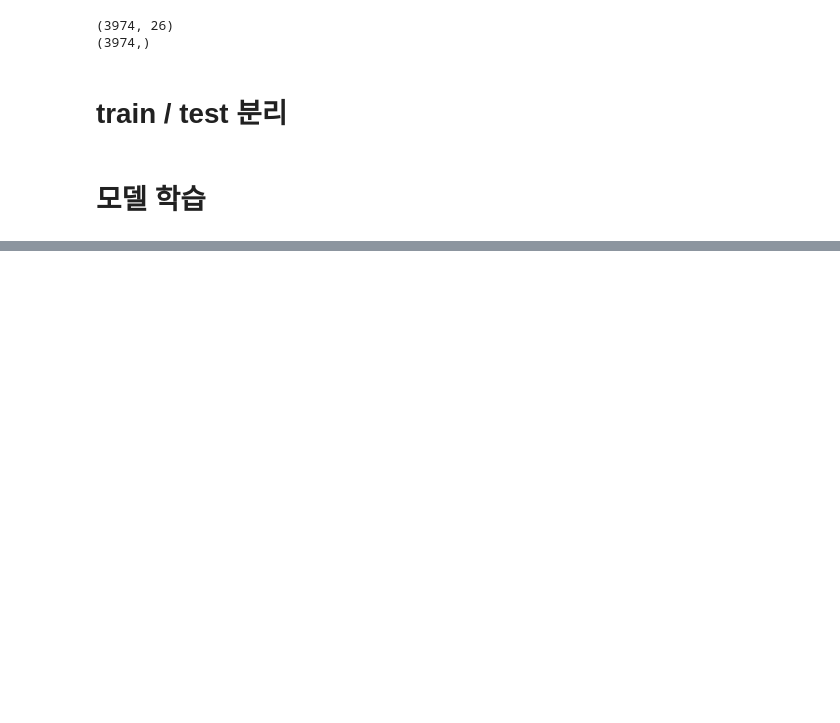
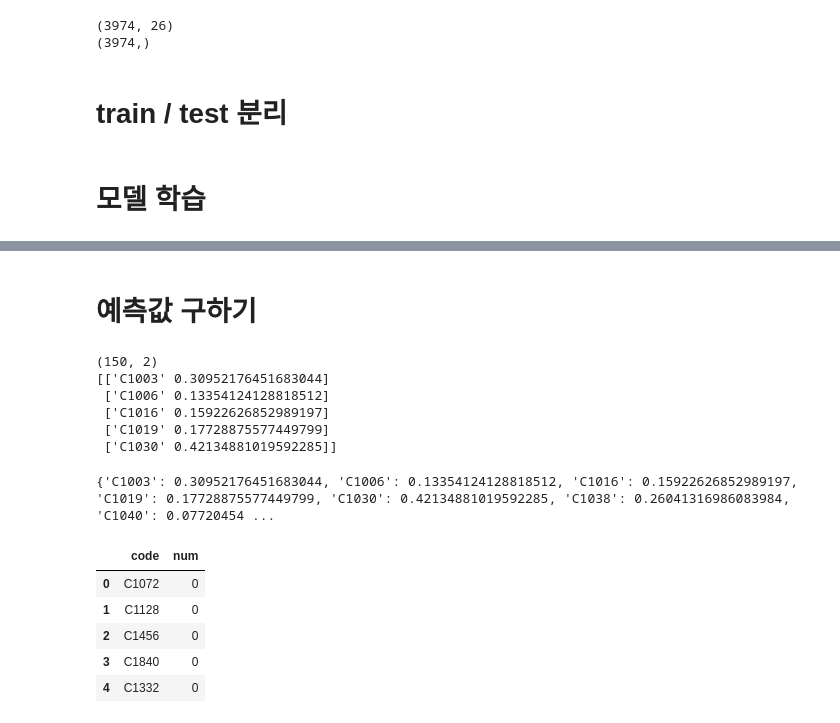
Before and after one commit to bbang-bbang/Deep_Learning, a Jupyter notebook: Dacon_주차_수요_예측(2022_01_12).ipynb, the cells around one changed output, grey strips where cells are left out. Drawn from its saved outputs; the diff is of its cells as text; code cells hidden in the pictures; blank space fills up the shorter version.

```diff
--- a/Dacon_주차_수요_예측(2022_01_11).ipynb
+++ b/Dacon_주차_수요_예측(2022_01_12).ipynb
@@ -422,0 +455,2 @@ mape= 64.60513305664062
+# %% [markdown]
+# 예측값 구하기
@@ -422,0 +470,28 @@ mape= 64.60513305664062
+# %%
+result = result_df.to_numpy()
+print(result.shape)
+print(result[:5])
+# %% [output]
+(150, 2)
+[['C1003' 0.30952176451683044]
+ ['C1006' 0.13354124128818512]
+ ['C1016' 0.15922626852989197]
+ ['C1019' 0.17728875577449799]
+ ['C1030' 0.42134881019592285]]
+# %%
+result_map = {}
+for code, value in result:
+    result_map[code] = value
+
+print(result_map)
+# %% [output]
+{'C1003': 0.30952176451683044, 'C1006': 0.13354124128818512, 'C1016': 0.15922626852989197, 'C1019': 0.17728875577449799, 'C1030': 0.42134881019592285, 'C1038': 0.26041316986083984, 'C1040': 0.07720454 ...
+# %%
+sample.head()
+# %% [output]
+|  | code | num |
+| 0 | C1072 | 0 |
+| 1 | C1128 | 0 |
+| 2 | C1456 | 0 |
+| 3 | C1840 | 0 |
+| 4 | C1332 | 0 |
```
Also changed, not shown: parts of 14 cells of this notebook, 1 other file.
